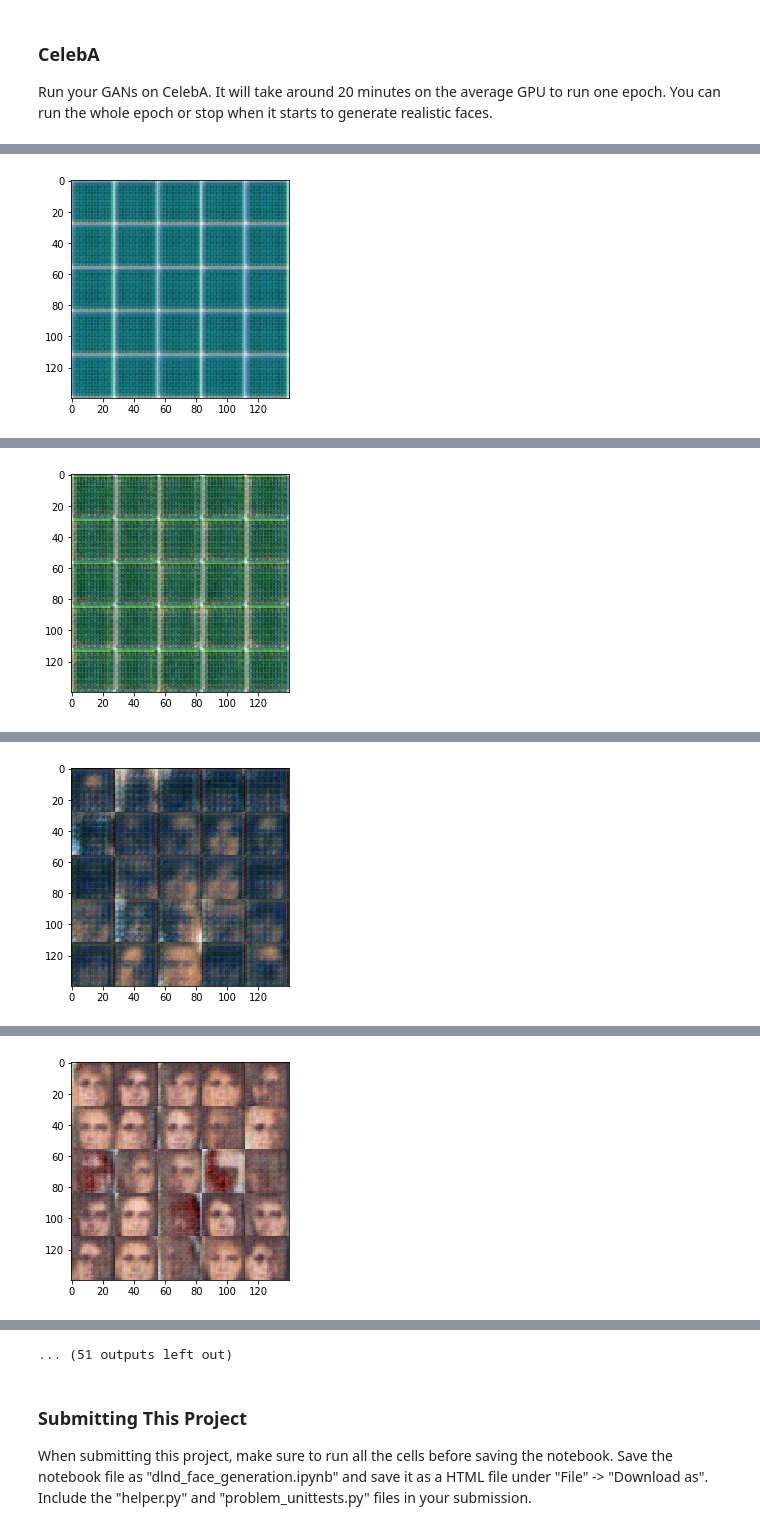
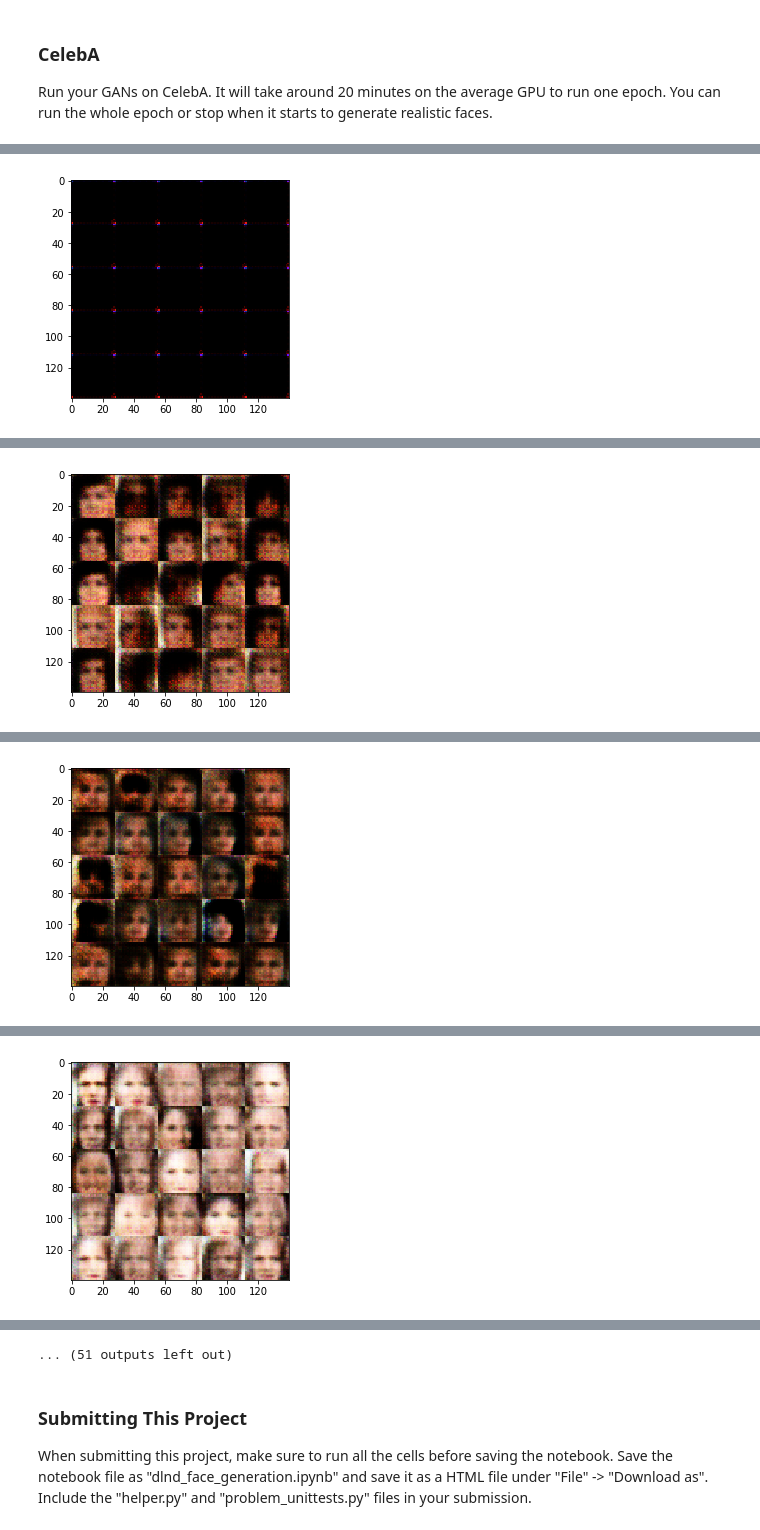
Before and after one commit to therealnyg8/face-generation, a Jupyter notebook: dlnd_face_generation.ipynb, the cells around one changed output, grey strips where cells are left out. Cells and saved outputs as stored; diff of their text form; code cells hidden in the pictures.

```diff
--- a/dlnd_face_generation.ipynb
+++ b/dlnd_face_generation.ipynb
@@ -219,7 +224,7 @@ def generator(z, out_channel_dim, is_train=True):
     """
     # TODO: Implement Function
     alpha = 0.2
-    stddev = 0.02
+    #stddev = 0.02
     with tf.variable_scope('generator', reuse = not is_train):
         # Dense Layer - size(z) ->  7 x 7 x 1024
         dense = tf.layers.dense(z, 7 * 7 * 1024)
@@ -228,47 +233,56 @@ def generator(z, out_channel_dim, is_train=True):
         input_to_conv = tf.nn.relu(input_to_conv)
         # Conv Layer - 7 x 7 x 1024 -> 7 x 7 x 512
         conv_1 = tf.layers.conv2d(input_to_conv, 512, 3, strides = 1, padding = 'same',
-                                  kernel_initializer=tf.random_normal_initializer(stddev=stddev))
+                                  kernel_initializer=tf.contrib.layers.xavier_initializer(),
+                                  bias_initializer=tf.constant_initializer(0.0))
         conv_1 = tf.layers.batch_normalization(conv_1, training = is_train)
         conv_1 = tf.nn.relu(conv_1)
         # Deconv Layer - 7 x 7 x 512 -> 14 x 14 x 512
         conv_2 = tf.layers.conv2d_transpose(conv_1, 512, 3, strides = 2, padding = 'same',
-                                            kernel_initializer=tf.random_normal_initializer(stddev=stddev))
+                                            kernel_initializer=tf.contrib.layers.xavier_initializer(),
+                                            bias_initializer=tf.constant_initializer(0.0))
         conv_2 = tf.layers.batch_normalization(conv_2, training = is_train)
         conv_2 = tf.nn.relu(conv_2)
         # Conv Layer - 14 x 14 x 512 -> 14 x 14 x 256
         conv_3 = tf.layers.conv2d(conv_2, 256, 3, strides = 1, padding = 'same',
-                                  kernel_initializer=tf.random_normal_initializer(stddev=stddev))
+                                  kernel_initializer=tf.contrib.layers.xavier_initializer(),
+                                  bias_initializer=tf.constant_initializer(0.0))
         conv_3 = tf.layers.batch_normalization(conv_3, training = is_train)
         conv_3 = tf.nn.relu(conv_3)
         # Deconv Layer - 14 x 14 x 256 -> 28 x 28 x 256
         conv_4 = tf.layers.conv2d_transpose(conv_3, 256, 3, strides = 2, padding = 'same',
-                                            kernel_initializer=tf.random_normal_initializer(stddev=stddev))
+                                            kernel_initializer=tf.contrib.layers.xavier_initializer(),
+                                            bias_initializer=tf.constant_initializer(0.0))
         conv_4 = tf.layers.batch_normalization(conv_4, training = is_train)
         conv_4 = tf.nn.relu(conv_4)
         # Conv Layer - 28 x 28 x 256 -> 28 x 28 x 128
         conv_5 = tf.layers.conv2d(conv_4, 128, 3, strides = 1, padding = 'same',
-                                  kernel_initializer=tf.random_normal_initializer(stddev=stddev))
+                                  kernel_initializer=tf.contrib.layers.xavier_initializer(),
+                                  bias_initializer=tf.constant_initializer(0.0))
         conv_5 = tf.layers.batch_normalization(conv_5, training = is_train)
         conv_5 = tf.nn.relu(conv_5)
         # Conv Layer - 28 x 28 x 128 -> 28 x 28 x 64
         conv_6 = tf.layers.conv2d(conv_5, 64, 3, strides = 1, padding = 'same',
-                                  kernel_initializer=tf.random_normal_initializer(stddev=stddev))
+                                  kernel_initializer=tf.contrib.layers.xavier_initializer(),
+                                  bias_initializer=tf.constant_initializer(0.0))
         conv_6 = tf.layers.batch_normalization(conv_6, training = is_train)
         conv_6 = tf.nn.relu(conv_6)
         # Conv Layer - 28 x 28 x 128 -> 28 x 28 x 32
         conv_7 = tf.layers.conv2d(conv_6, 32, 3, strides = 1, padding = 'same',
-                                  kernel_initializer=tf.random_normal_initializer(stddev=stddev))
+                                  kernel_initializer=tf.contrib.layers.xavier_initializer(),
+                                  bias_initializer=tf.constant_initializer(0.0))
         conv_7 = tf.layers.batch_normalization(conv_7, training = is_train)
         conv_7 = tf.nn.relu(conv_7)
         # Conv Layer - 28 x 28 x 32 -> 28 x 28 x 16
         conv_8 = tf.layers.conv2d(conv_7, 16, 3, strides = 1, padding = 'same',
-                                  kernel_initializer=tf.random_normal_initializer(stddev=stddev))
+                                  kernel_initializer=tf.contrib.layers.xavier_initializer(),
+                                  bias_initializer=tf.constant_initializer(0.0))
         conv_8 = tf.layers.batch_normalization(conv_8, training = is_train)
         conv_8 = tf.nn.relu(conv_8)
         # Conv Layer - 28 x 28 x 16 -> 28 x 28 x out_channel_dim
         conv_9 = tf.layers.conv2d(conv_8, out_channel_dim, 3, strides = 1, padding = 'same',
-                                  kernel_initializer=tf.random_normal_initializer(stddev=stddev))
+                                  kernel_initializer=tf.contrib.layers.xavier_initializer(),
+                                  bias_initializer=tf.constant_initializer(0.0))
         out = tf.tanh(conv_9)
     return out
 
@@ -294,17 +308,18 @@ def model_loss(input_real, input_z, out_channel_dim):
     :return: A tuple of (discriminator loss, generator loss)
     """
     # TODO: Implement Function
+    smooth = 0.1
     g_model = generator(input_z, out_channel_dim, is_train = True)
     d_model_real, d_logits_real = discriminator(input_real, reuse = False)
     d_model_fake, d_logits_fake = discriminator(g_model, reuse = True)
 
     d_loss_real = tf.reduce_mean(tf.nn.sigmoid_cross_entropy_with_logits(logits = d_logits_real,
-                                                                         labels = tf.ones_like(d_model_real)* 0.9))
+                                                                         labels = tf.ones_like(d_model_real)* (1 - smooth)))
     d_loss_fake = tf.reduce_mean(tf.nn.sigmoid_cross_entropy_with_logits(logits = d_logits_fake,
                                                                          labels = tf.zeros_like(d_model_fake)))
 
     g_loss = tf.reduce_mean(tf.nn.sigmoid_cross_entropy_with_logits(logits = d_logits_fake,
-                                                                    labels = tf.ones_like(d_model_fake)))
+                                                                    labels = tf.ones_like(d_model_fake)* (1 - smooth)))
     d_loss = d_loss_real + d_loss_fake
     return d_loss, g_loss
 
@@ -411,6 +426,7 @@ def train(epoch_count, batch_size, z_dim, learning_rate, beta1, get_batches, dat
         sess.run(tf.global_variables_initializer())
         for epoch_i in range(epoch_count):
             for batch_images in get_batches(batch_size):
+                batch_images = batch_images * 2
                 # TODO: Train Model
                 steps += 1
 
@@ -421,6 +437,10 @@ def train(epoch_count, batch_size, z_dim, learning_rate, beta1, get_batches, dat
                 _ = sess.run(d_train_opt, feed_dict = {inputs_real: batch_images,
                                                             inputs_z: batch_z,
                                                             lr: learning_rate})
+                _ = sess.run(g_train_opt, feed_dict = {inputs_z: batch_z,
+                                                           inputs_real: batch_images,
+                                                           lr: learning_rate})
+
                 _ = sess.run(g_train_opt, feed_dict = {inputs_z: batch_z,
                                                            inputs_real: batch_images,
                                                            lr: learning_rate})
@@ -532,9 +552,9 @@ Epoch 2/3... Discriminator Loss: 1.1734... Generator Loss: 0.9418
 Run your GANs on CelebA.  It will take around 20 minutes on the average GPU to run one epoch.  You can run the whole epoch or stop when it starts to generate realistic faces.
 # %%
 batch_size = 128
-z_dim = 100
+z_dim = 200
 learning_rate = 0.0002
-beta1 = 0.5
+beta1 = 0.3
 
 
 """
@@ -560 +580 @@ Epoch 1/2... Discriminator Loss: 2.0702... Generator Loss: 0.4203
-[figure, old version]
+[figure, new version]
@@ -571 +591 @@ Epoch 1/2... Discriminator Loss: 1.5647... Generator Loss: 0.5732
-[figure, old version]
+[figure, new version]
@@ -582 +602 @@ Epoch 1/2... Discriminator Loss: 1.3525... Generator Loss: 0.6638
-[figure, old version]
+[figure, new version]
@@ -593 +613 @@ Epoch 1/2... Discriminator Loss: 1.2212... Generator Loss: 0.9016
-[figure, old version]
+[figure, new version]
```
Also changed, not shown: parts of 4 cells of this notebook.
